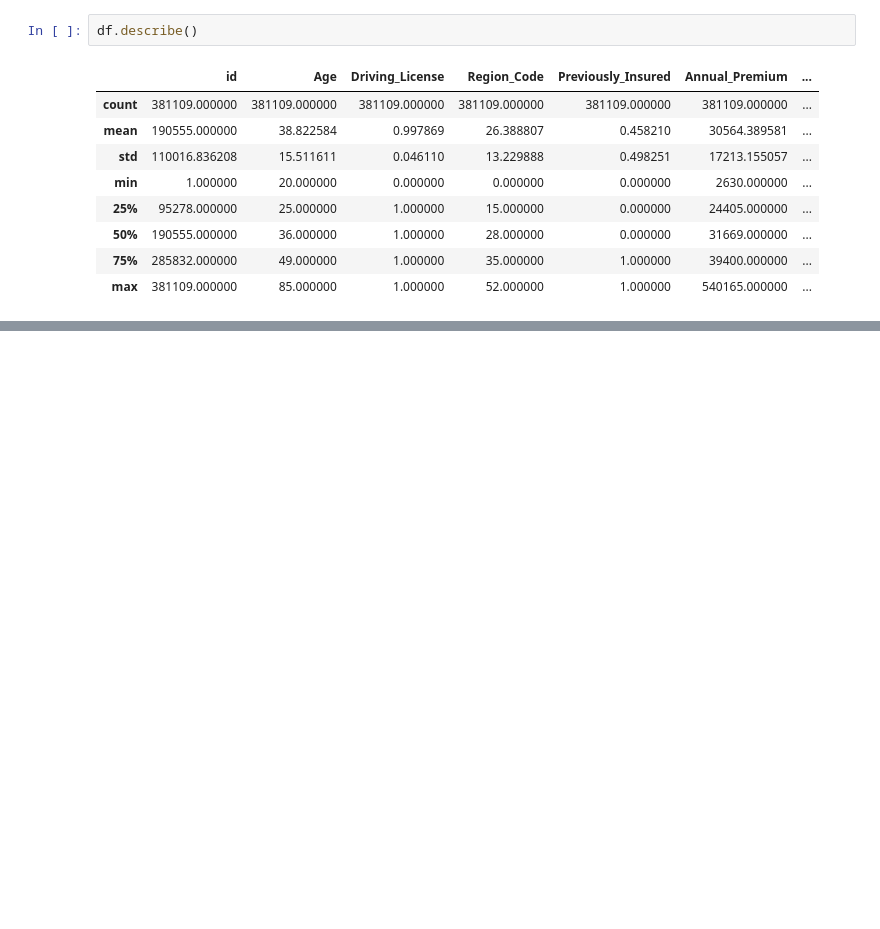
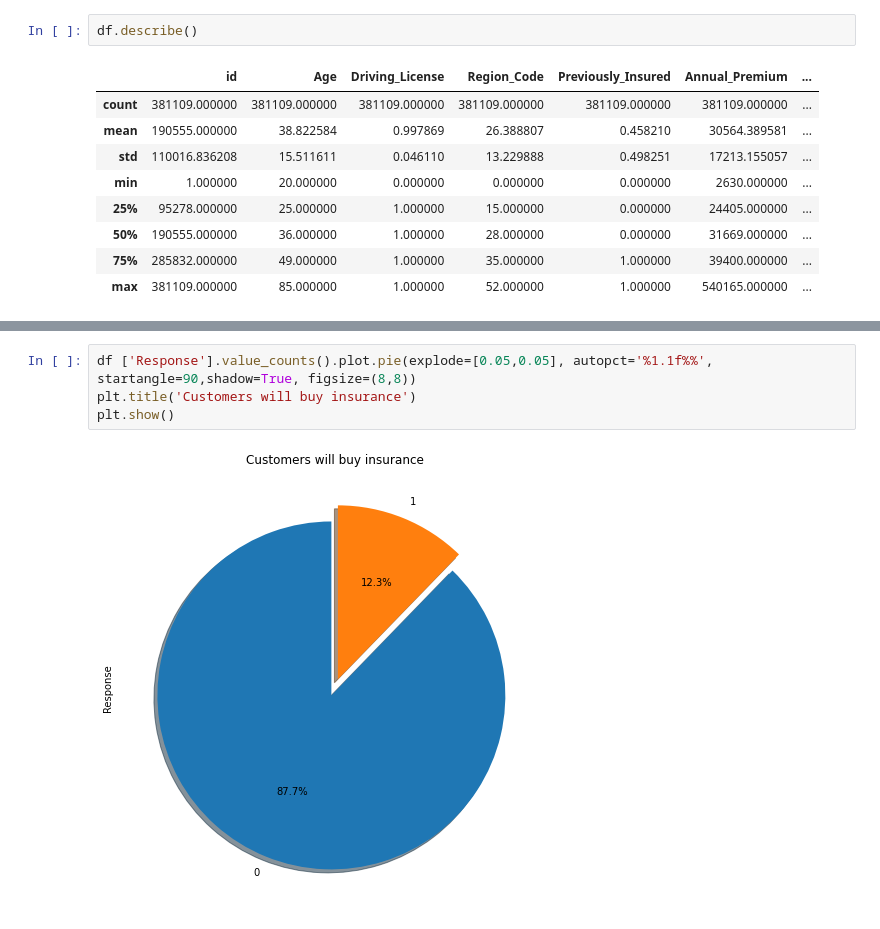
Before and after one commit to HONAJIPHAD/HEALTH-INSURANCE-CROSS-SELL-PREDICTION, a Jupyter notebook: HEALTH_INSURANCE_CROSS_SELL_PREDICTION.ipynb, the cells around one changed output, grey strips where cells are left out. Drawn from its saved outputs; the diff is of its cells as text; blank space fills up the shorter version.

```diff
--- a/HEALTH_INSURANCE_CROSS_SELL_PREDICTION.ipynb
+++ b/HEALTH_INSURANCE_CROSS_SELL_PREDICTION.ipynb
@@ -111,0 +145,6 @@ df.describe()
+# %%
+df ['Response'].value_counts().plot.pie(explode=[0.05,0.05], autopct='%1.1f%%',  startangle=90,shadow=True, figsize=(8,8))
+plt.title('Customers will buy insurance')
+plt.show()
+# %% [output]
+[figure, added]
```
Also changed, not shown: parts of 21 cells of this notebook.
